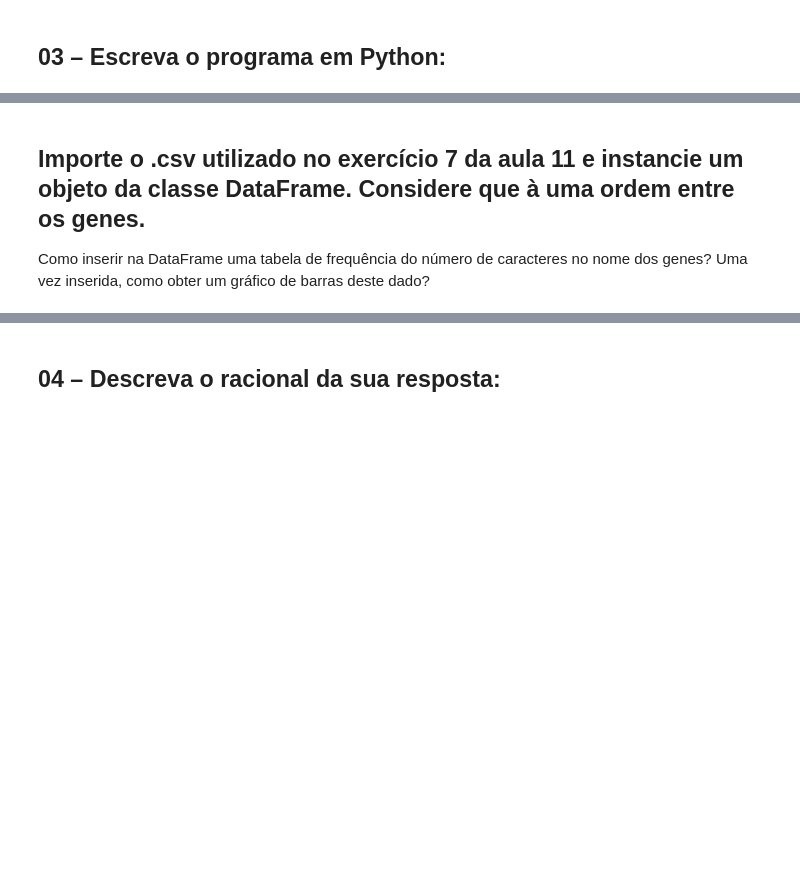
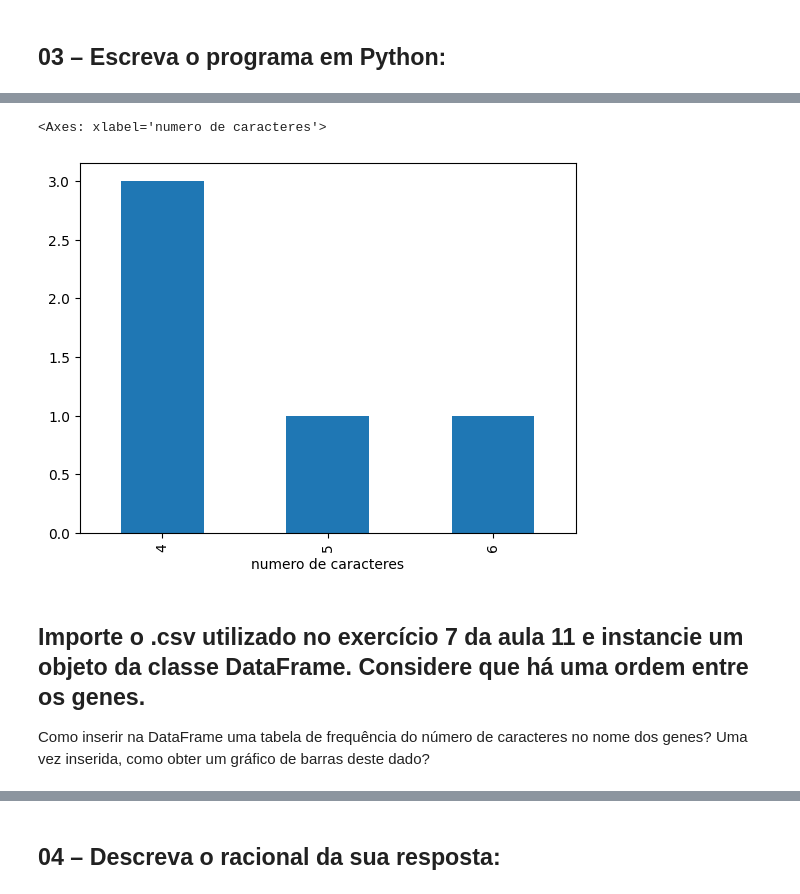
Before and after one commit to tveigaferreira-hue/python-disciplina, a Jupyter notebook: Exercícios/13-Variáveis_Qualitativas_2026-03-30.ipynb, the cells around one changed output, grey strips where cells are left out. Cells and saved outputs as stored; diff of their text form; code cells hidden in the pictures; blank space fills up the shorter version.

```diff
--- a/Exercícios/13-Variáveis_Qualitativas_2026-03-30.ipynb
+++ b/Exercícios/13-Variáveis_Qualitativas_2026-03-30.ipynb
@@ -3,3 +3,7 @@
 # %% [markdown]
 ## Importe o .csv utilizado no exercício 7 da aula 11 e instancie um objeto da classe DataFrame. Considere que não há uma ordem entre os genes.
 Como inserir  na DataFrame uma tabela de frequência do número de caracteres no nome dos genes? Uma vez inserida, como obter um gráfico de barras deste dado?
+# %%
+import pandas as pd
+genes0607 = pd.read_csv('genes0607.csv')
+genes0607
@@ -12,2 +25,7 @@ R.:
 # %% [markdown]
 ## 03 – Escreva o programa em Python:
+# %%
+genes0607["frequencia"] = genes0607["numero de caracteres"].map(
+    genes0607["numero de caracteres"].value_counts()
+)
+genes0607
@@ -14,3 +39,8 @@ R.:
+# %%
+genes0607["numero de caracteres"].value_counts().sort_index().plot(kind="bar")
+# %% [output]
+<Axes: xlabel='numero de caracteres'>
+[figure, added]
 # %% [markdown]
-## Importe o .csv utilizado no exercício 7 da aula 11 e instancie um objeto da classe DataFrame. Considere que à uma ordem entre os genes.
+## Importe o .csv utilizado no exercício 7 da aula 11 e instancie um objeto da classe DataFrame. Considere que há uma ordem entre os genes.
 Como inserir  na DataFrame uma tabela de frequência do número de caracteres no nome dos genes? Uma vez inserida, como obter um gráfico de barras deste dado?
```
Also changed, not shown: parts of 22 cells of this notebook.
